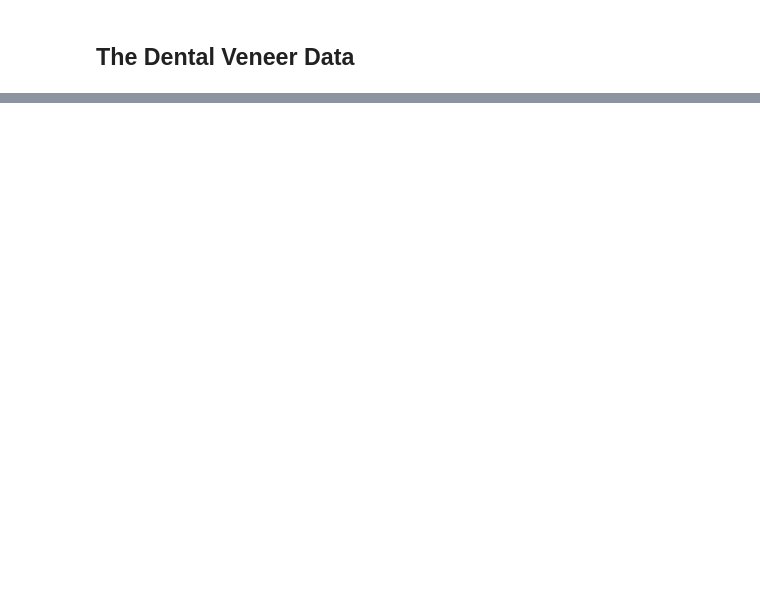
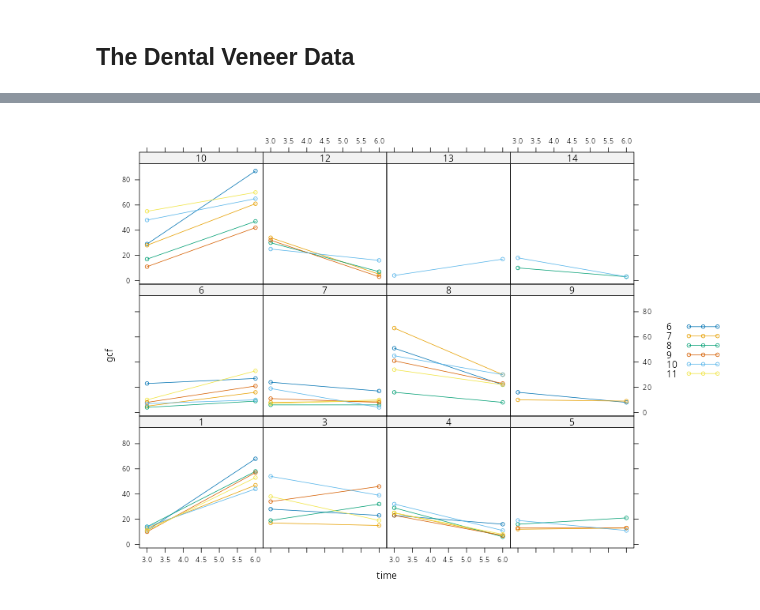
Before and after one commit to PCHN63112-Mixed-Models/mixed-effects-advanced, a Jupyter notebook: _build/jupyter_execute/workshops/veneer-workshop.ipynb, the cells around one changed output, grey strips where cells are left out. Drawn from its saved outputs; the diff is of its cells as text; code cells hidden in the pictures; blank space fills up the shorter version.

```diff
--- a/_build/jupyter_execute/workshops/veneer-workshop.ipynb
+++ b/_build/jupyter_execute/workshops/veneer-workshop.ipynb
@@ -25,0 +43,13 @@ veneer
+# %%
+veneer$patient <- as.factor(veneer$patient)
+veneer$tooth   <- as.factor(veneer$tooth)
+# %%
+xyplot(
+  gcf ~ time|patient, # x-axis=age, panel=SICDEG
+  groups = tooth,   # separate lines per-child
+  data   = veneer,    # data
+  type   = "b",       # lines with points
+  auto.key = TRUE
+)
+# %% [output]
+[figure, added]
```
Also changed, not shown: parts of 20 cells of this notebook, 13 other files.
